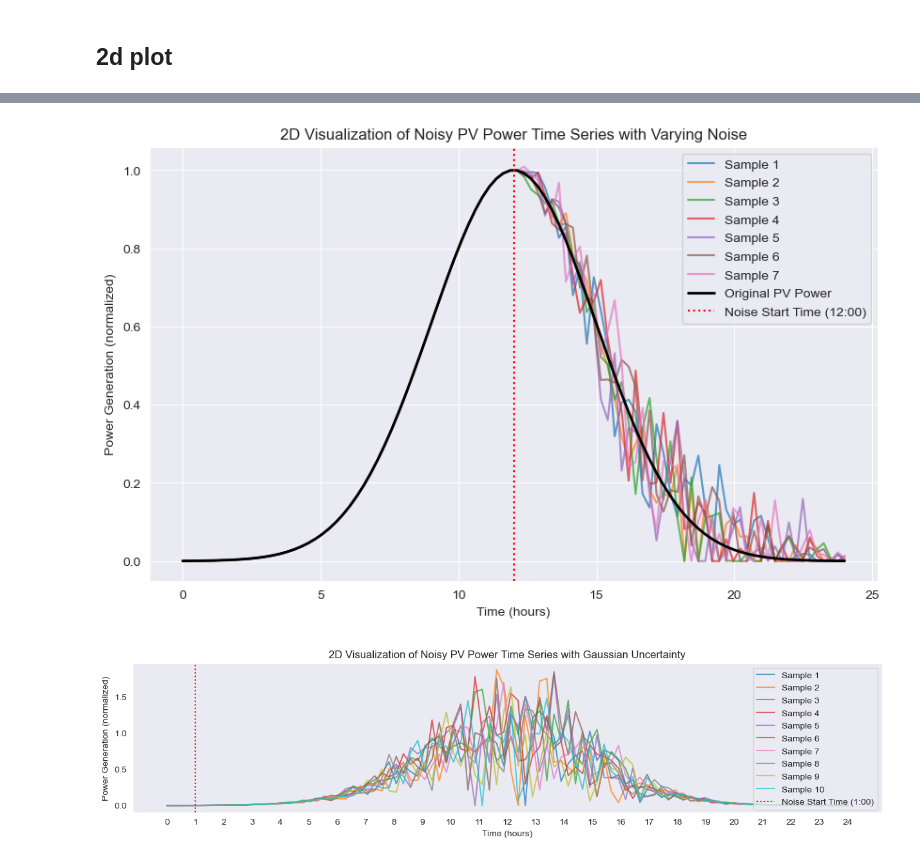
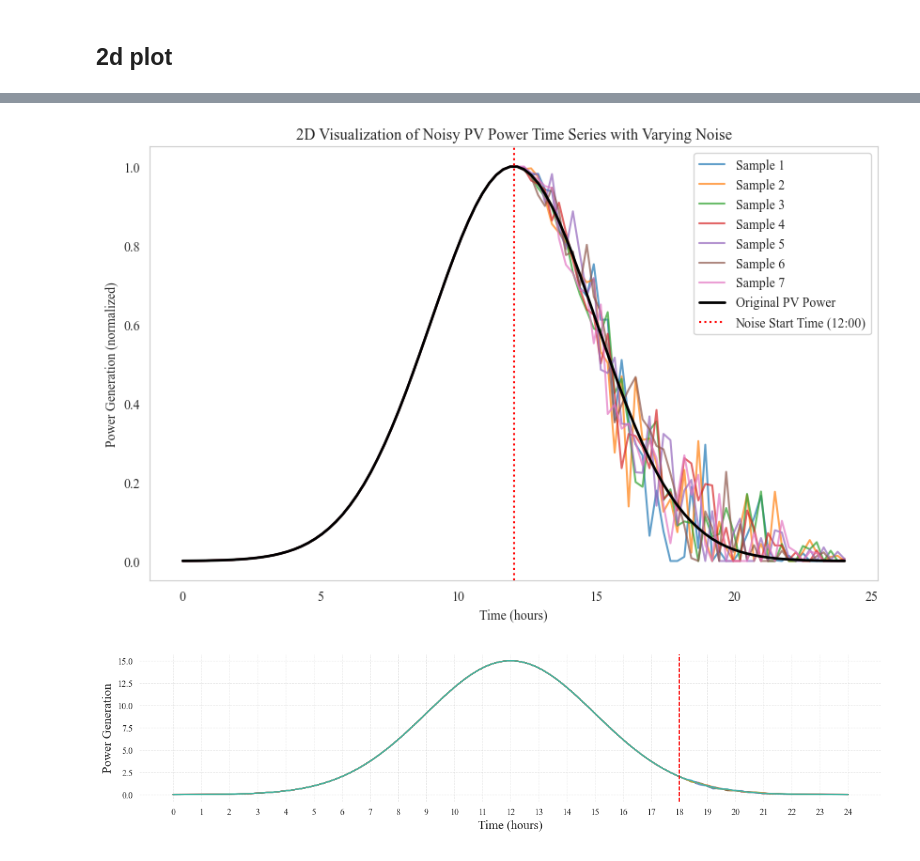
Before and after one commit to arbit3rr/ES-Temporal-RL, a Jupyter notebook: uncertainty.ipynb, the cells around one changed output, grey strips where cells are left out. Drawn from its saved outputs; the diff is of its cells as text; code cells hidden in the pictures.

Commit message:
updated noise method

```diff
--- a/uncertainty.ipynb
+++ b/uncertainty.ipynb
@@ -7,7 +7,9 @@ import torch.optim as optim
 import torch.nn.functional as F
 
 import seaborn as sns
-sns.set_style('dark')
+sns.set_style('whitegrid')
+
+plt.rcParams['font.family'] = 'Times New Roman'
 # %%
 import numpy as np
 import matplotlib.pyplot as plt
@@ -321,7 +323,7 @@ def plot_2d_samples(mean, std, start_time, base_noise_std, num_samples=5):
 # Main code
 plot_2d_samples(mean=12, std=3, start_time=12, base_noise_std=0.1, num_samples=7)
 # %% [output]
-[figure, old version]
+[figure, new version]
 # %%
 import numpy as np
 import matplotlib.pyplot as plt
@@ -330,23 +332,22 @@ import matplotlib.pyplot as plt
 def generate_pv_power(mean, std):
     time_steps = np.linspace(0, 24, 24 * 4)  # 15-minute resolution
     power = np.exp(-0.5 * ((time_steps - mean) / std)**2)  # Gaussian curve
-    return time_steps, power
+    return time_steps, power*15
 
 # Function to add Gaussian noise with varying intensity and proportional to power
 def add_uncertainty(time_series, start_time, base_noise_std):
     time_steps = np.linspace(0, 24, len(time_series))
     noisy_series = time_series.copy()
-    start_index = np.searchsorted(time_steps, start_time)
+    start_index = np.searchsorted(time_steps, start_time)+1
     total_horizon = len(time_series) - start_index
 
     # Define the Gaussian uncertainty function
     for i in range(start_index, len(time_series)):
         time_distance = (i - start_index) / total_horizon  # Normalize distance to [0, 1]
         # Gaussian function for uncertainty, centered at the midpoint of the horizon
-        uncertainty_scale = np.exp(-0.5 * ((time_distance - 0.5) ** 2) / (0.2 ** 2))  # Narrow Gaussian
+        uncertainty_scale = np.exp(-0.5 * ((time_distance - 1) ** 2) / (0.5 ** 2))  # Narrow Gaussian
         noise_scale = base_noise_std * uncertainty_scale  # Scale noise by the Gaussian function
-        relative_std = noise_scale * noisy_series[i]  # Scale by power value
-        noise = np.random.normal(0, relative_std)
+        noise = np.random.normal(0, noise_scale) * noisy_series[i]
         noisy_series[i] += noise
 
     noisy_series[start_index:] = np.clip(noisy_series[start_index:], 0, None)  # Ensure no negative power
@@ -355,38 +356,47 @@ def add_uncertainty(time_series, start_time, base_noise_std):
 # Function to plot multiple samples in 2D
 def plot_2d_samples(mean, std, start_time, base_noise_std, num_samples=5):
     """
     Plot multiple samples of the noisy PV power time series in 2D.
 
     Parameters:
         mean (float): Mean of the Gaussian distribution.
         std (float): Standard deviation of the Gaussian distribution.
         start_time (float): Time from which noise and uncertainty start.
         base_noise_std (float): Base standard deviation of the noise.
         num_samples (int): Number of samples to plot.
     """
     time_steps, power_series = generate_pv_power(mean, std)
     plt.figure(figsize=(15, 3))
 
     for i in range(num_samples):
         noisy_series = add_uncertainty(power_series, start_time, base_noise_std)
         plt.plot(time_steps, noisy_series, label=f'Sample {i+1}', alpha=0.7)
 
     # plt.plot(time_steps, power_series, label='Original PV Power', color='black', linewidth=2)
-    plt.axvline(start_time, color='red', linestyle=':', label=f'Noise Start Time ({start_time}:00)')
+    plt.axvline(start_time, color='red', linestyle='--', label=f'Noise Start Time ({start_time}:00)', linewidth=1.2)
 
     # Set x-axis ticks
     hours_ticks = np.arange(0, 25, 1)
     plt.xticks(hours_ticks, minor=False)
 
+    # Remove borders
+    plt.gca().spines['top'].set_visible(False)
+    plt.gca().spines['right'].set_visible(False)
+    plt.gca().spines['left'].set_visible(False)
+    plt.gca().spines['bottom'].set_visible(False)
 
-    plt.title("2D Visualization of Noisy PV Power Time Series with Gaussian Uncertainty")
-    plt.xlabel("Time (hours)")
-    plt.ylabel("Power Generation (normalized)")
-    plt.legend()
-    # plt.grid()
+    # plt.title("2D Visualization of Noisy PV Power Time Series with Gaussian Uncertainty")
+    plt.xlabel("Time (hours)", fontsize=14)
+    plt.ylabel("Power Generation", fontsize=14)
+    # plt.legend()
+    plt.grid(True, linestyle='--', linewidth=0.6, alpha=0.5)
+    plt.savefig(f'{start_time}.png', dpi=300, bbox_inches='tight', pad_inches=0)
     plt.show()
 
+
+
+
 # Main code
-plot_2d_samples(mean=12, std=3, start_time=1, base_noise_std=0.5, num_samples=10)
+plot_2d_samples(mean=12, std=3, start_time=18, base_noise_std=0.3, num_samples=10)
 # %% [output]
-[figure, old version]
+[figure, new version]
```
Also changed, not shown: parts of 4 cells of this notebook, 1 other file.
